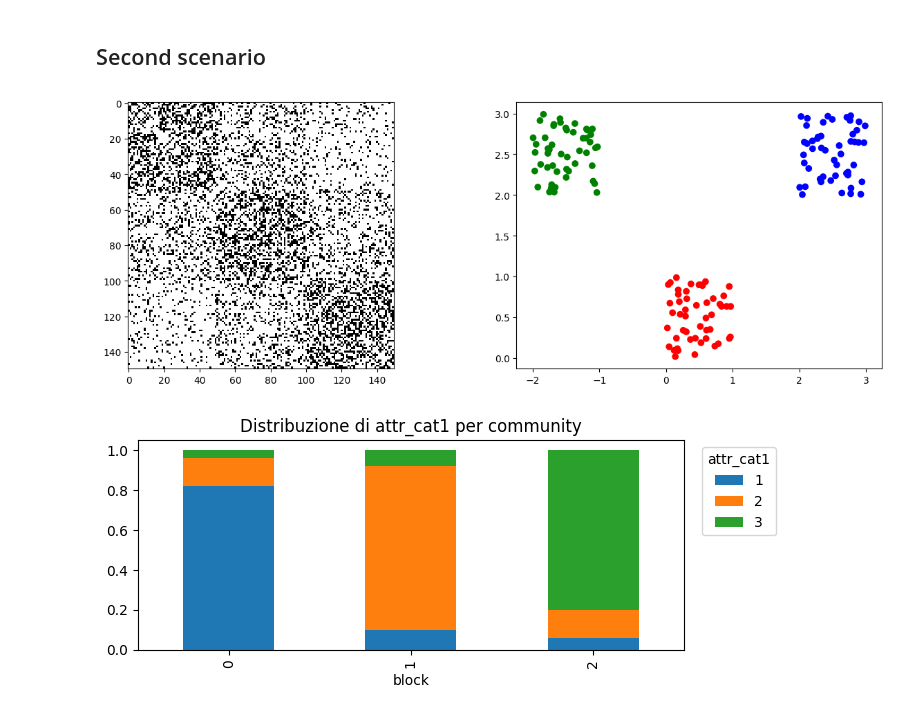
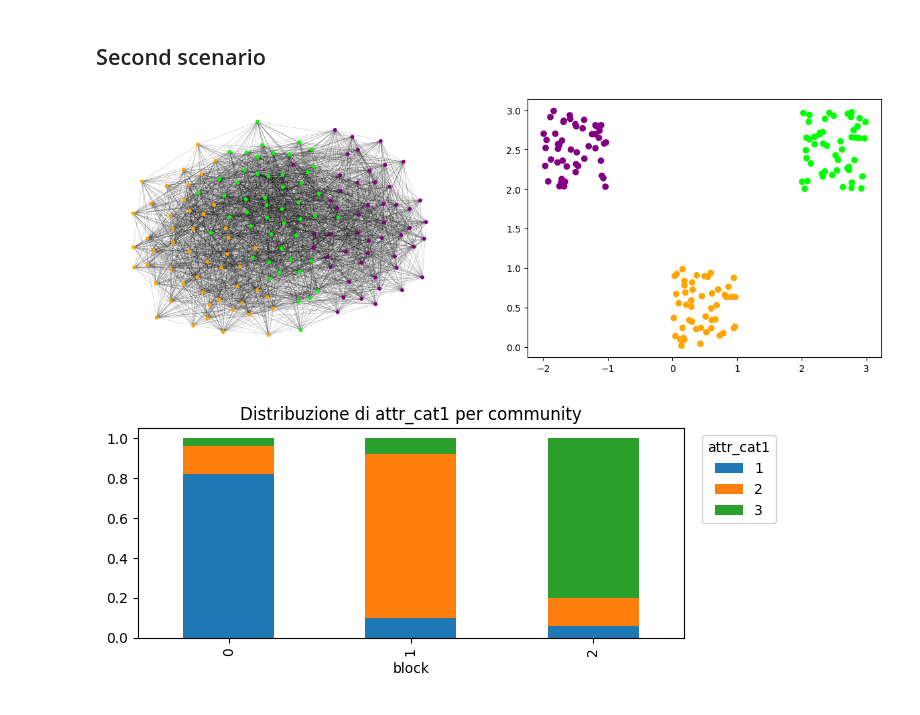
Before and after one commit to DCangemi/SBM-with-mixed-attributes, a Jupyter notebook: Simulazioni.ipynb, the cells around one changed output. Cells and saved outputs as stored; diff of their text form; code cells hidden in the pictures.

```diff
--- a/Simulazioni.ipynb
+++ b/Simulazioni.ipynb
@@ -7,7 +7,7 @@ import pandas as pd
 import matplotlib.pyplot as plt
 import random
 from collections import Counter
-col_dict = {0: 'red', 1: 'blue', 2: 'green', 3: 'orange', 4:'purple', 5:'black', 6:'yellow', 7:'pink', 8:'lightblue',9:'lime', 10:'sienna',11:'indigo'}
+col_dict = {0: 'orange', 1: 'lime', 2: 'purple', 3: 'red', 4:'yellow', 5:'black', 6:'green', 7:'pink', 8:'blue',9:'lime', 10:'sienna',11:'indigo'}
 # %% [markdown]
 ## First scenario
 # %%
@@ -185,35 +186,36 @@ probs = [[0.4, 0.2, 0.1],[0.2,0.4,0.2],[0.1,0.2,0.4]]
 G=nx.stochastic_block_model(sizes=size_comm,p=probs,directed=False)
 
 np.random.seed(42)
 
 Xg=np.zeros((150,2))
 Xg[:50,0]=np.random.random_sample(50)
 Xg[50:100,0]=np.random.random_sample(50)+2
 Xg[100:,0]=np.random.random_sample(50)-2
 
 Xg[:50,1]=np.random.random_sample(50)
 Xg[50:100,1]=np.random.random_sample(50)+2
 Xg[100:,1]=np.random.random_sample(50)+2
 Xg=pd.DataFrame(Xg)
 A=nx.adjacency_matrix(G).todense()
 
 
 labels = []
 for n,i in enumerate(size_comm):
     labels += [n]*i
 
 A_bool = nx.to_numpy_array(G, dtype=bool)
 dtemp = Xg.copy()
 dtemp['label'] = labels
 dtemp['label'] = dtemp['label'].map(col_dict)
 fig, axs = plt.subplots(1,2,figsize=(15,5))
 ax0 = axs.flatten()[0]
 ax1 = axs.flatten()[1]
-ax0.imshow(A_bool, cmap="Greys", interpolation="none")
+nx.draw(G, ax= ax0, node_size=10, width=0.1,node_color=dtemp['label'])
+#ax0.imshow(A_bool, cmap="Greys", interpolation="none")
 ax1.scatter(dtemp.loc[:,0],dtemp.loc[:,1],c=dtemp['label'])
 plt.show()
 # %% [output]
-[figure, old version]
+[figure, new version]
 # %%
 random.seed(42)
 
```
Also changed, not shown: parts of 2 cells of this notebook, 3 other files.
